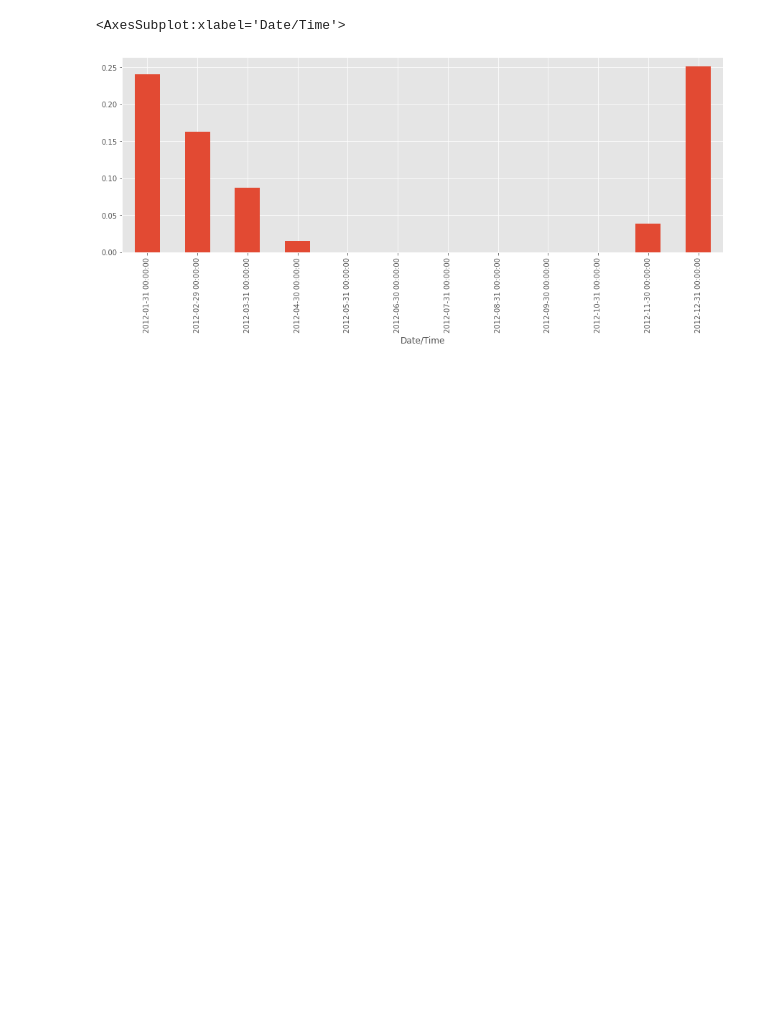
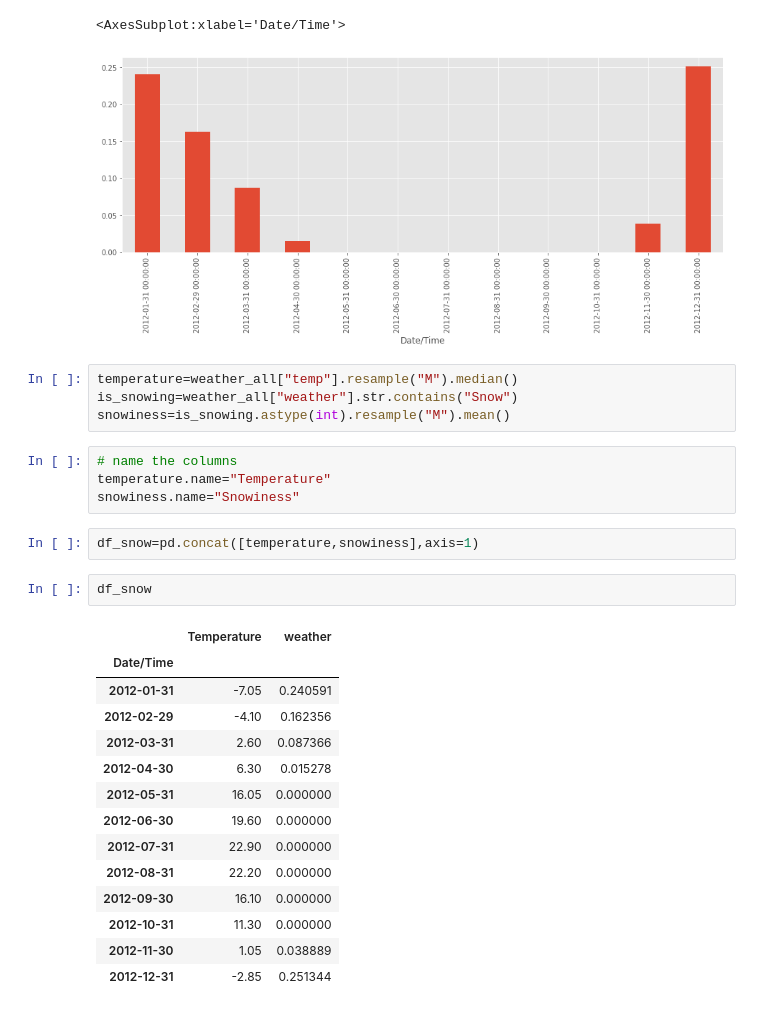
Before and after one commit to EkaterinaZernyukova/data_analysis, a Jupyter notebook: jupyter_notebook/snow_in_Canada.ipynb, the cells around one changed output. Saved outputs shown, nothing was run; the diff lists cells and outputs as text; blank space fills up the shorter version.

```diff
--- a/jupyter_notebook/snow_in_Kanada.ipynb
+++ b/jupyter_notebook/snow_in_Canada.ipynb
@@ -107,3 +107,30 @@ is_snowing.resample("M").mean().plot(kind="bar")
 # %% [output]
 <AxesSubplot:xlabel='Date/Time'>
 [figure]
+# %%
+temperature=weather_all["temp"].resample("M").median()
+is_snowing=weather_all["weather"].str.contains("Snow")
+snowiness=is_snowing.astype(int).resample("M").mean()
+# %%
+# name the columns
+temperature.name="Temperature"
+snowiness.name="Snowiness"
+# %%
+df_snow=pd.concat([temperature,snowiness],axis=1)
+# %%
+df_snow
+# %% [output]
+|  | Temperature | weather |
+| Date/Time |  |  |
+| 2012-01-31 | -7.05 | 0.240591 |
+| 2012-02-29 | -4.10 | 0.162356 |
+| 2012-03-31 | 2.60 | 0.087366 |
+| 2012-04-30 | 6.30 | 0.015278 |
+| 2012-05-31 | 16.05 | 0.000000 |
+| 2012-06-30 | 19.60 | 0.000000 |
+| 2012-07-31 | 22.90 | 0.000000 |
+| 2012-08-31 | 22.20 | 0.000000 |
+| 2012-09-30 | 16.10 | 0.000000 |
+| 2012-10-31 | 11.30 | 0.000000 |
+| 2012-11-30 | 1.05 | 0.038889 |
+| 2012-12-31 | -2.85 | 0.251344 |
```
Also changed, not shown: parts of 2 cells of this notebook.
